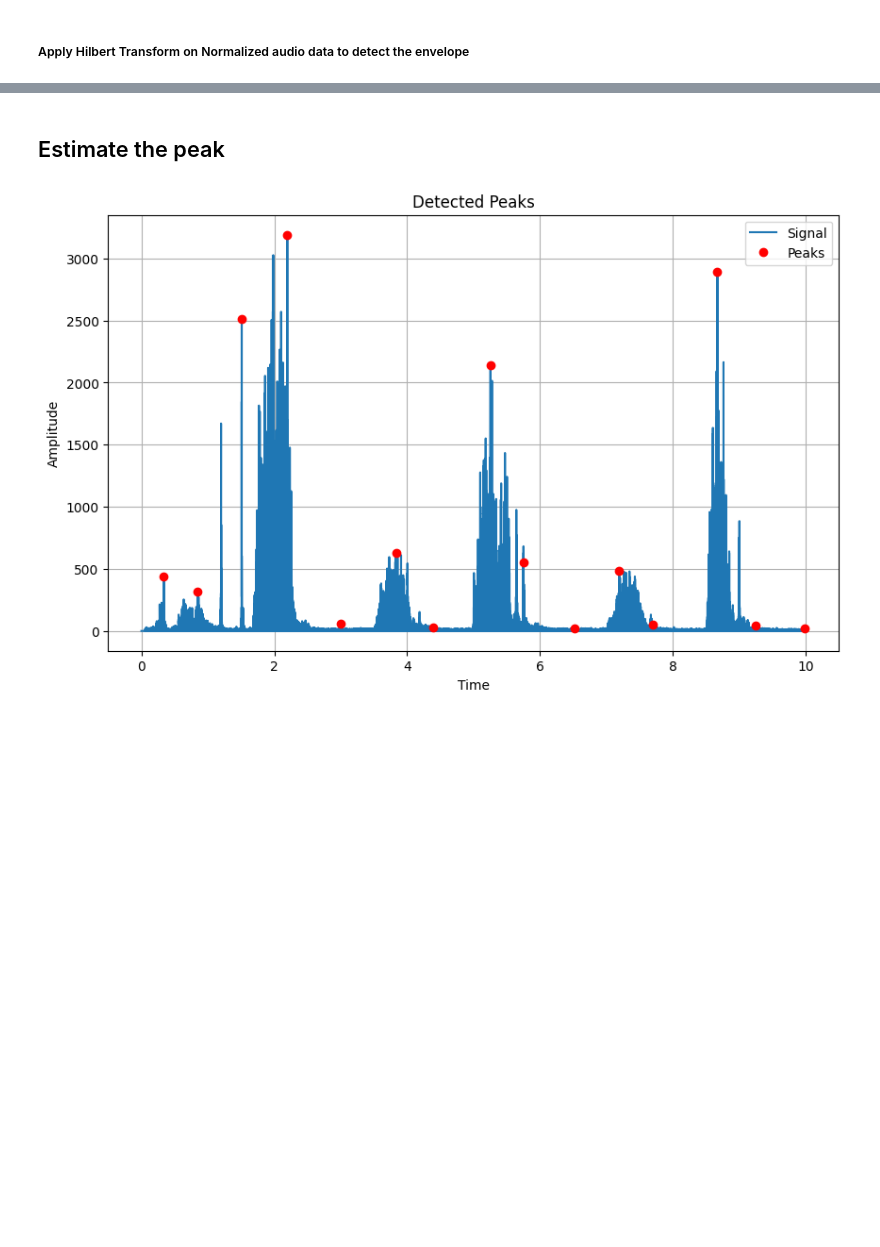
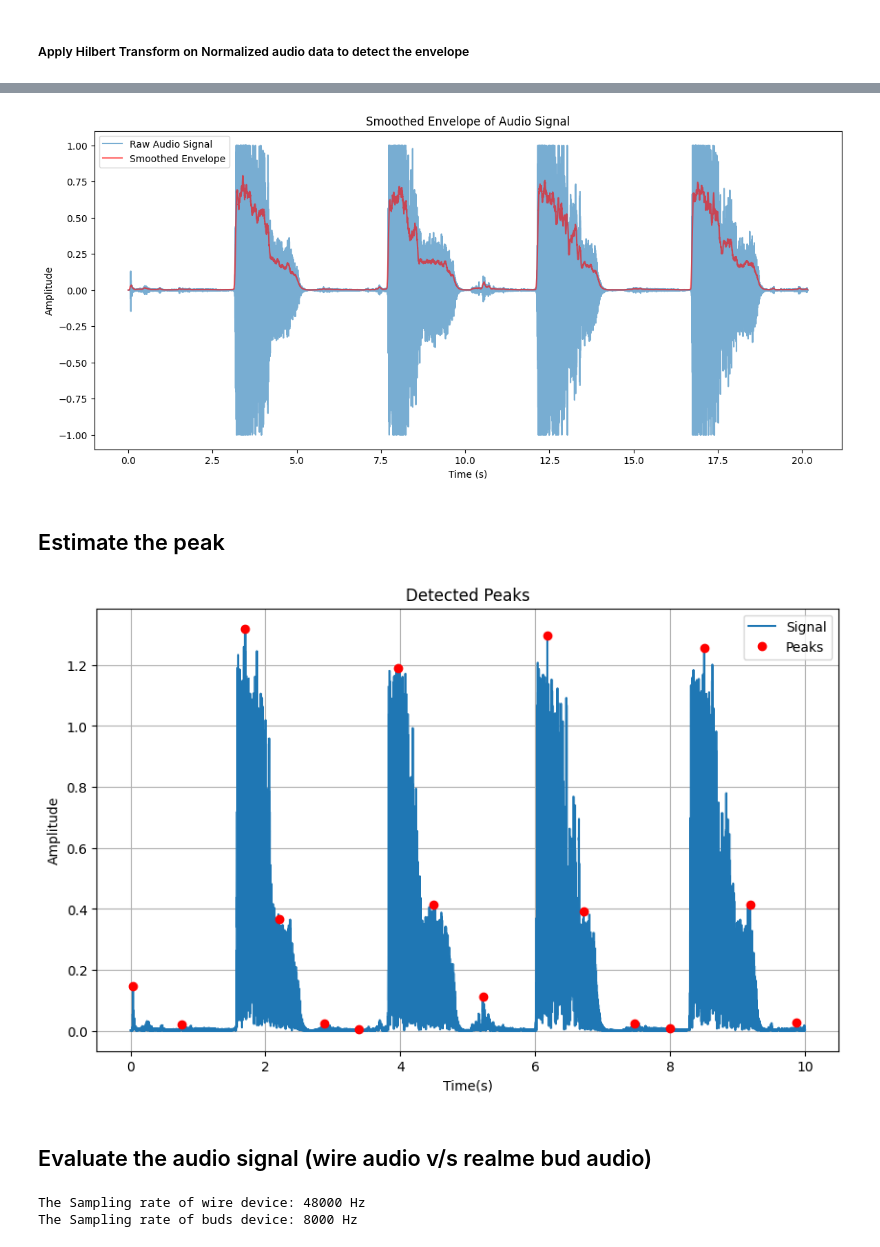
Before and after one commit to amMistic/Mini_Project_Spiro, a Jupyter notebook: envelope-detection-using-ht.ipynb, the cells around one changed output, grey strips where cells are left out. Saved outputs shown, nothing was run; the diff lists cells and outputs as text; code cells hidden in the pictures; blank space fills up the shorter version.

```diff
--- a/envelope-detection-using-ht.ipynb
+++ b/envelope-detection-using-ht.ipynb
@@ -75,3 +88,26 @@ plt.show()
+# %%
+def smooth_envelope(envelope,window_size):
+    window = np.ones(window_size) / window_size
+    smooth_envelope = np.convolve(envelope, window, mode = 'same')
+    return smooth_envelope
+# %%
+window_size = 480
+smoothed_envelope = smooth_envelope(envelope, window_size)
+
+# Create a time vector for plotting
+time = np.arange(Audio_data.shape[0]) / sample_rate
+
+# Plot the raw audio signal and its smoothed envelope
+plt.figure(figsize=(14, 6))
+plt.plot(time, Normalized_audio_signal, label='Raw Audio Signal', alpha=0.6)
+plt.plot(time, smoothed_envelope, label='Smoothed Envelope', color='red', alpha=0.6)
+plt.xlabel('Time (s)')
+plt.ylabel('Amplitude')
+plt.title('Smoothed Envelope of Audio Signal')
+plt.legend()
+plt.show()
+# %% [output]
+[figure, added]
 # %% [markdown]
 ## Estimate the peak
 # %%
@@ -95,7 +131,7 @@ plt.plot(x, abs_sig, label='Signal')
 plt.plot(x[peaks], abs_sig[peaks], 'ro', label='Peaks')
 
 # Add labels and legend
-plt.xlabel('Time')
+plt.xlabel('Time(s)')
 plt.ylabel('Amplitude')
 plt.title('Detected Peaks')
 plt.legend()
@@ -104,4 +140,6 @@ plt.legend()
 plt.grid(True)
 plt.show()
 # %% [output]
-[figure, old version]
+[figure, new version]
+# %% [markdown]
+## Evaluate the audio signal (wire audio v/s realme bud audio)
@@ -107,0 +170,6 @@ plt.show()
+# %%
+print(f'The Sampling rate of wire device: {w_sr} Hz')
+print(f'The Sampling rate of buds device: {b_sr} Hz')
+# %% [output]
+The Sampling rate of wire device: 48000 Hz
+The Sampling rate of buds device: 8000 Hz
```
Also changed, not shown: parts of 13 cells of this notebook, 3 other files.
